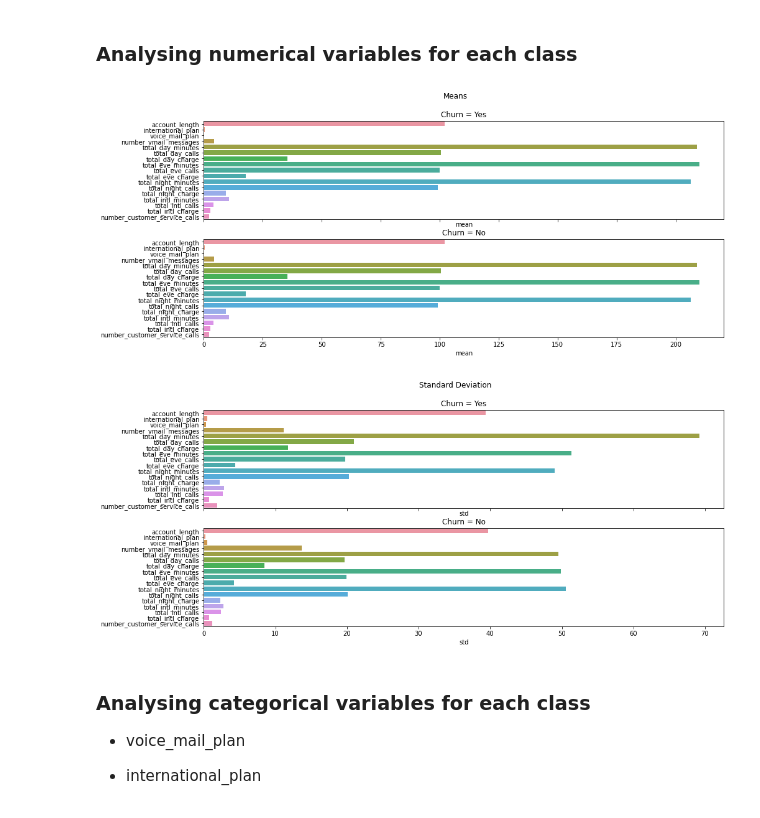
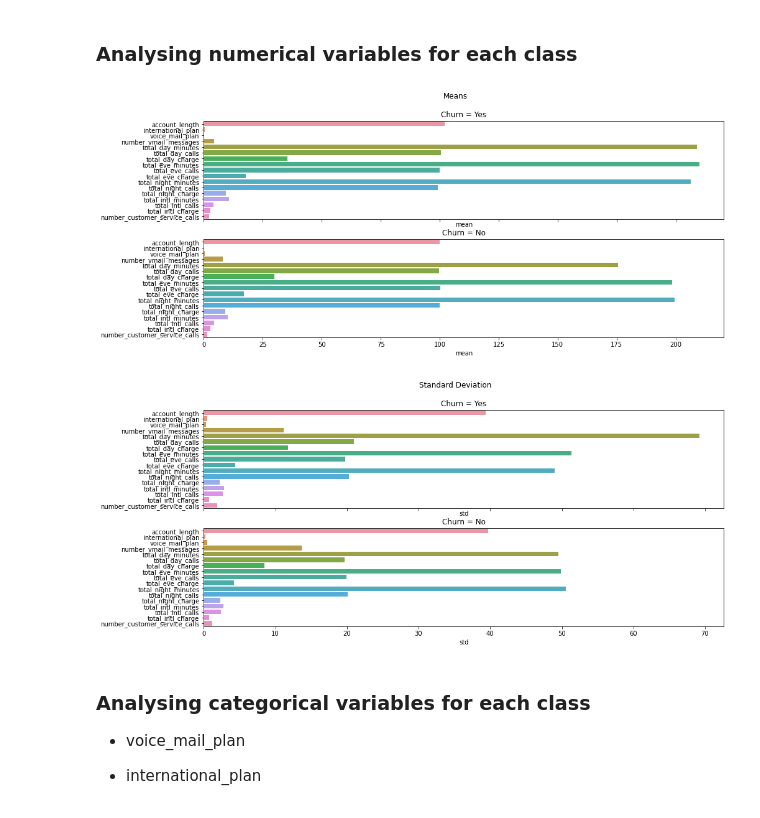
Before and after one commit to alerlemos/Projects, a Jupyter notebook: Kaggle - Customer Churn Prediction 2020/Customer_Churn_Detection.ipynb, the cells around one changed output. Cells and saved outputs as stored; diff of their text form; code cells hidden in the pictures.

```diff
--- a/Kaggle - Customer Churn Prediction 2020/Customer_Churn_Detection.ipynb
+++ b/Kaggle - Customer Churn Prediction 2020/Customer_Churn_Detection.ipynb
@@ -190,6 +190,7 @@ df_churn_no = df_churn_no.drop(["churn"],axis = "columns")
 def create_hbargraph(ax, df, x_variable, title):
     '''
     Info: Create a horizontal bargraph with personalizes properties
+    -----------------------------
     Input:
     ax - Figure ax (type: matplotlib axes)
     df - Dataframe used (type: pandas dataframe)
@@ -209,6 +210,7 @@ def create_hbargraph(ax, df, x_variable, title):
 def create_bargraph(ax, df, analysis, labels, title):
     '''
     Info: Create a bargraph with personalized properties
+    -----------------------------
     Input:
     ax - Figure ax (type: matplotlib axes)
     df - Dataframe used (type: pandas dataframe)
@@ -240,29 +242,29 @@ def create_bargraph(ax, df, analysis, labels, title):
 # %%
 # Creating sets with the mean of the variables
 # Mean
 churn_yes_mean = pd.DataFrame(df_churn_yes.describe().loc['mean'])
 churn_no_mean = pd.DataFrame(df_churn_no.describe().loc['mean'])
 
 # Standar deviation
 churn_yes_std = pd.DataFrame(df_churn_yes.describe().loc['std'])
 churn_no_std = pd.DataFrame(df_churn_no.describe().loc['std'])
 
 # Creating the figures
 # Figure 1
 fig, (ax1,ax2) = plt.subplots(2, sharex=True, figsize=(15, 6.4))
 fig.suptitle('Means')
 
 # Figure 2
 fig2, (ax3,ax4) = plt.subplots(2, sharex=True, figsize=(15, 6.4))
 fig2.suptitle('Standard Deviation')
 
 # Plotting the graphs for each set
 create_hbargraph(ax1, churn_yes_mean, 'mean', 'Churn = Yes')
-create_hbargraph(ax2, churn_yes_mean, 'mean', 'Churn = No')
+create_hbargraph(ax2, churn_no_mean, 'mean', 'Churn = No')
 create_hbargraph(ax3, churn_yes_std, 'std', 'Churn = Yes')
 create_hbargraph(ax4, churn_no_std, 'std', 'Churn = No')
 # %% [output]
-[figure, old version]
+[figure, new version]
 [figure]
 # %% [markdown]
 <h3>Analysing categorical variables for each class</h3>
```
Also changed, not shown: parts of 12 cells of this notebook, 13 other files.
